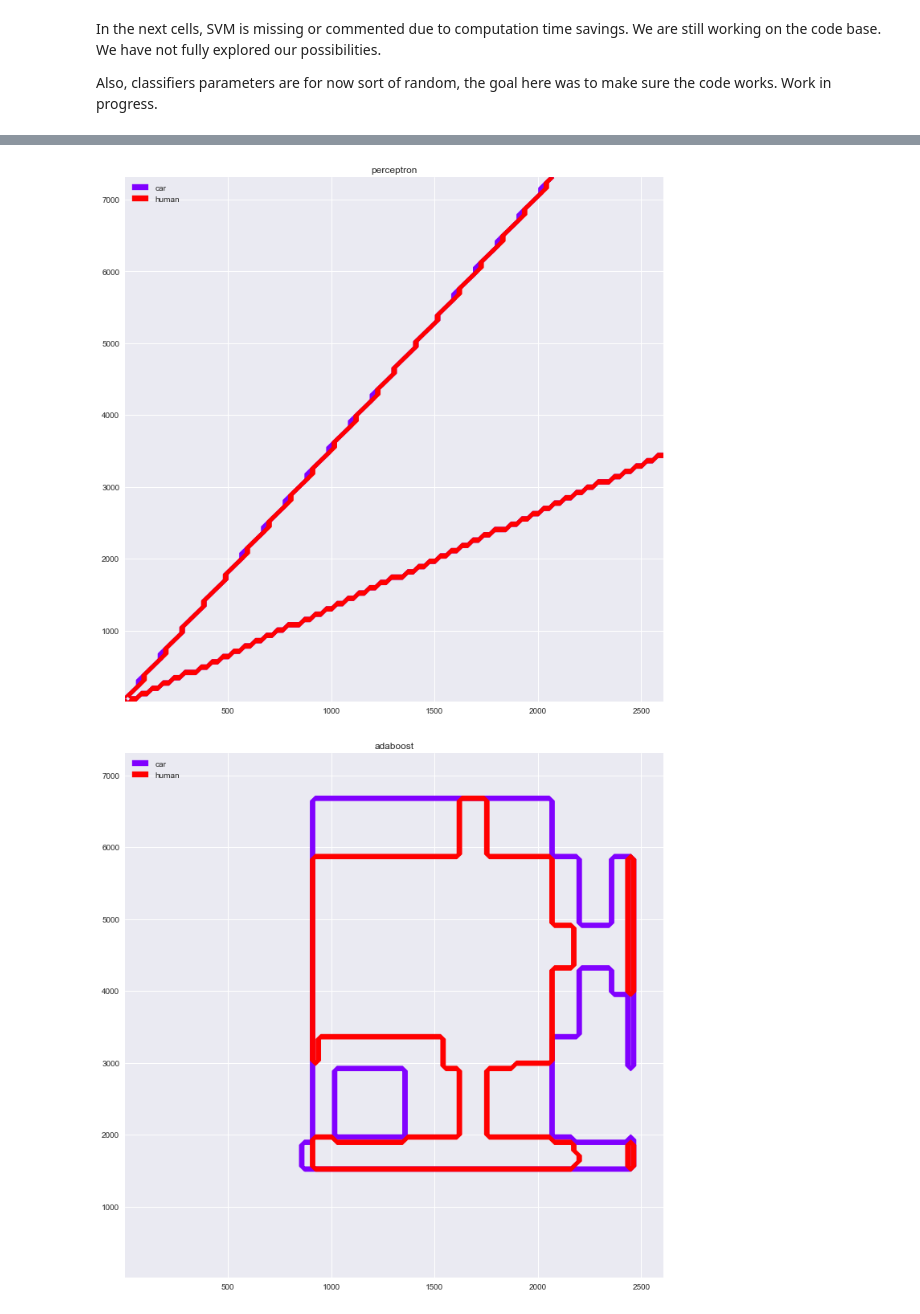
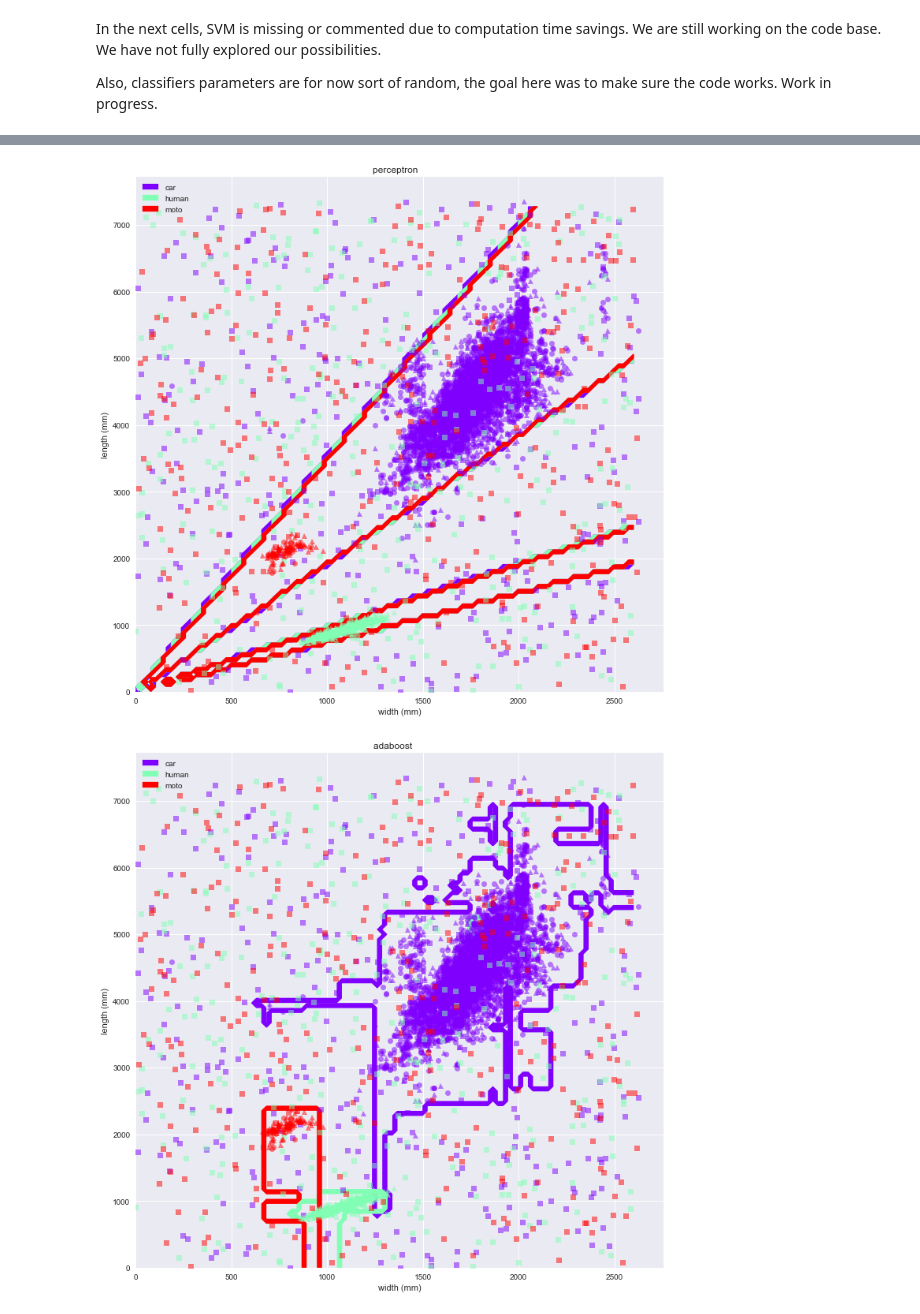
Before and after one commit to ychalier/anomaly, a Jupyter notebook: main.ipynb, the cells around one changed output, grey strips where cells are left out. Drawn from its saved outputs; the diff is of its cells as text; code cells hidden in the pictures.

```diff
--- a/main.ipynb
+++ b/main.ipynb
@@ -39,14 +41,28 @@ body shape:     (507, 3)
 # %%
-moto = pd.read_csv("moto.csv", sep=';')\
-       [['Overall length (mm)', 'Overall width (mm)']]\
-       .rename(columns={
-           'Overall length (mm)': 'length',
-           'Overall width (mm)': 'width'
-       }).dropna(0, 'any')
+moto1 = pd.read_csv("moto.csv", sep=';')\
+        [['Overall length (mm)', 'Overall width (mm)']]\
+        .rename(columns={
+            'Overall length (mm)': 'length',
+            'Overall width (mm)': 'width'
+        }).dropna(0, 'any')
 
 # converting to float
-moto['width'] = moto['width'].map(lambda x: float(str(x).replace(' ', '')))
-moto['length'] = moto['length'].map(lambda x: float(str(x).replace(' ', '')))
+moto1['width'] = moto1['width'].map(lambda x: float(str(x).replace(' ', '')))
+moto1['length'] = moto1['length'].map(lambda x: float(str(x).replace(' ', '')))
+
+moto2 = pd.read_csv("moto2.csv", sep=';')\
+        [['LARGHEZZA (mm)', 'LUNGHEZZA (mm)']]\
+        .rename(columns={
+            'LARGHEZZA (mm)': 'width',
+            'LUNGHEZZA (mm)': 'length'
+        })
+
+moto2['width'] = moto2['width'].map(lambda x: float(str(x).replace(' ', '')))
+moto2['length'] = moto2['length'].map(lambda x: float(str(x).replace(' ', '')))
+
+# we remove a point at length ~20k that messes up the plot
+# during concatenation
+moto = moto1.append(moto2[moto2['length'] < 10000])
 
 moto.is_copy = False
 moto.loc[:, 'class'] = 'moto'
@@ -89,7 +106,7 @@ from sklearn.preprocessing import StandardScaler
 
 classifiers = [
     neural_network.MLPClassifier(hidden_layer_sizes=(30,30,30)),
-    ensemble.AdaBoostClassifier(n_estimators=40, learning_rate=0.9),
+    ensemble.AdaBoostClassifier(DecisionTreeClassifier(max_depth=4), n_estimators=36, learning_rate=1),
     # svm.SVC(kernel='linear'),
     ensemble.RandomForestClassifier()
 ]
@@ -107,7 +124,7 @@ for clf, title in zip(classifiers, titles):
 
 for _ in range(len(titles[0])):
     print(' ', end='')
-print('\tTPR\tFPR\tTNR\tFNR')
+print('\tTPR\tFPR\tTNR\tFNR\tPPV\tF1')
 for title in results.keys():
     print("{0}\t".format(title), end='')
     for x in results[title]:
@@ -121,19 +138,20 @@ random forest   0.8763  0.0068  0.9932  0.1237
 # %%
 classifiers = [
     neural_network.MLPClassifier(hidden_layer_sizes=(30,30,30)),
-    ensemble.AdaBoostClassifier(DecisionTreeClassifier(max_depth=4),n_estimators=36,
-                         learning_rate=1),
+    ensemble.AdaBoostClassifier(DecisionTreeClassifier(max_depth=4), n_estimators=36, learning_rate=1),
+    # svm.SVC(kernel='linear'),
     ensemble.RandomForestClassifier()
 ]
 
 titles = (
-    'perceptron',
-    'adaboost',
+    'perceptron   ',
+    'adaboost     ',
+    # 'svm          ',
     'random forest'
 )
 
 for clf, title in zip(classifiers, titles):
     detector.plot_decision_boundaries(clf, title)
 # %% [output]
-[figure, old version]
+[figure, new version]
-[figure, old version]
+[figure, new version]
```
Also changed, not shown: parts of 10 cells of this notebook, 2 other files.
